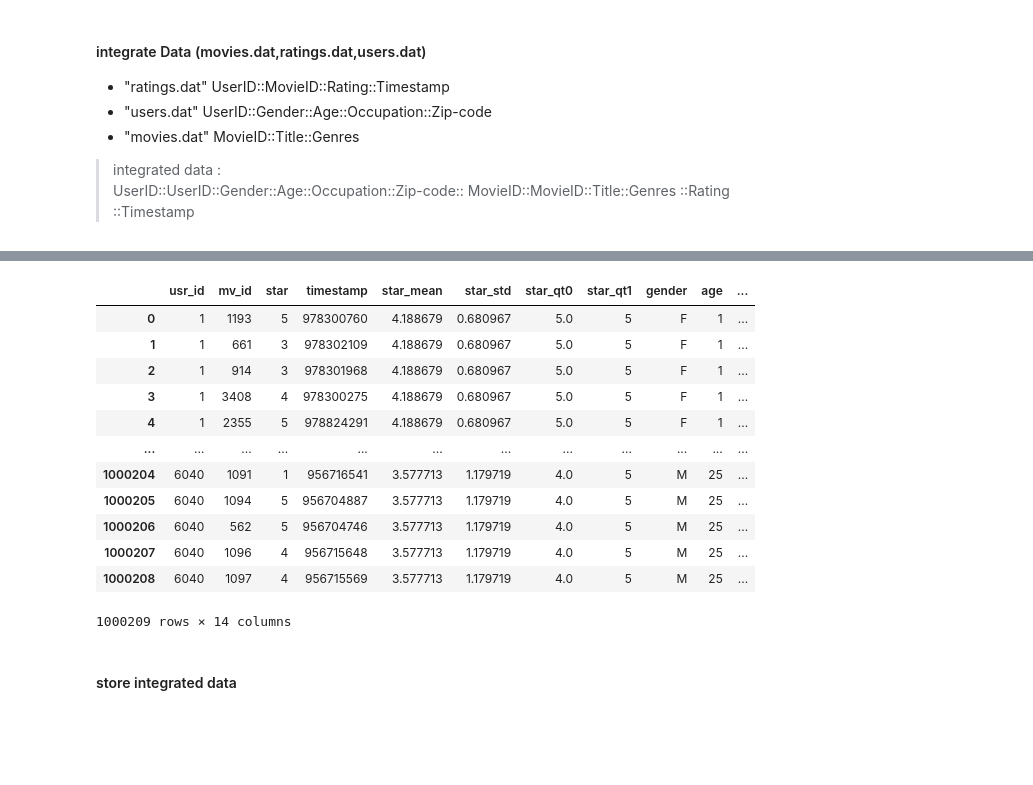
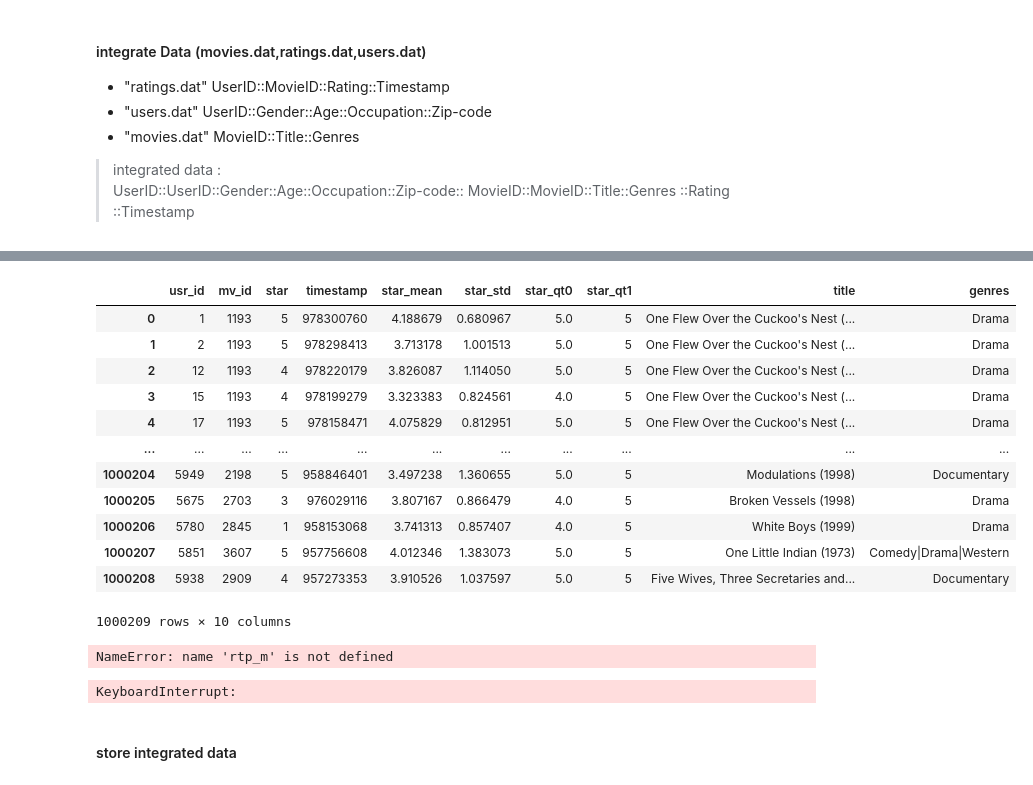
Before and after one commit to yg-renaissance/movie-rating-data, a Jupyter notebook: movie_rating.ipynb, the cells around one changed output, grey strips where cells are left out. Cells and saved outputs as stored; diff of their text form; code cells hidden in the pictures; blank space fills up the shorter version.

```diff
--- a/movie_rating.ipynb
+++ b/movie_rating.ipynb
@@ -120,0 +84,5 @@ mv
+# %%
+mv = mv.reset_index()
+usr = usr.reset_index()
+# %%
+mv = mv.rename(columns={'mov_id':'mv_id'})
@@ -121,3 +121,23 @@ mv
+# %%
+rtp_m = pd.merge(rtp,mv,how='inner',on='mv_id')
+# %% [output]
+|  | usr_id | mv_id | star | timestamp | star_mean | star_std | star_qt0 | star_qt1 | title | genres |
+| 0 | 1 | 1193 | 5 | 978300760 | 4.188679 | 0.680967 | 5.0 | 5 | One Flew Over the Cuckoo's Nest (... | Drama |
+| 1 | 2 | 1193 | 5 | 978298413 | 3.713178 | 1.001513 | 5.0 | 5 | One Flew Over the Cuckoo's Nest (... | Drama |
+| 2 | 12 | 1193 | 4 | 978220179 | 3.826087 | 1.114050 | 5.0 | 5 | One Flew Over the Cuckoo's Nest (... | Drama |
+| 3 | 15 | 1193 | 4 | 978199279 | 3.323383 | 0.824561 | 4.0 | 5 | One Flew Over the Cuckoo's Nest (... | Drama |
+| 4 | 17 | 1193 | 5 | 978158471 | 4.075829 | 0.812951 | 5.0 | 5 | One Flew Over the Cuckoo's Nest (... | Drama |
+| ... | ... | ... | ... | ... | ... | ... | ... | ... | ... | ... |
+| 1000204 | 5949 | 2198 | 5 | 958846401 | 3.497238 | 1.360655 | 5.0 | 5 | Modulations (1998) | Documentary |
+| 1000205 | 5675 | 2703 | 3 | 976029116 | 3.807167 | 0.866479 | 4.0 | 5 | Broken Vessels (1998) | Drama |
+| 1000206 | 5780 | 2845 | 1 | 958153068 | 3.741313 | 0.857407 | 4.0 | 5 | White Boys (1999) | Drama |
+| 1000207 | 5851 | 3607 | 5 | 957756608 | 4.012346 | 1.383073 | 5.0 | 5 | One Little Indian (1973) | Comedy|Drama|Western |
+| 1000208 | 5938 | 2909 | 4 | 957273353 | 3.910526 | 1.037597 | 5.0 | 5 | Five Wives, Three Secretaries and... | Documentary |
+1000209 rows × 10 columns
+# %%
+rtp_mu = pd.merge(rtp_m,usr,how='outer',on='usr_id')
+# %% [output]
+NameError: name 'rtp_m' is not defined
 # %%
 usr_info = rtp['usr_id'].transform([
                         lambda x : usr.loc[x]['gender'] ,
@@ -126,6 +146,8 @@ usr_info = rtp['usr_id'].transform([
                         lambda x : usr.loc[x]['zip-code']
                        ])
 usr_info.columns = ['gender','age','occupation','zip-code']
+# %% [output]
+KeyboardInterrupt:
 # %%
 mv_info = rtp['mv_id'].transform([
                         lambda x : mv.loc[x]['title'] ,
@@ -137,20 +159,6 @@ mv_info .columns = ['Title','Genres']
 df = pd.concat([rtp,usr_info,mv_info],axis=1)
 # %%
 df
-# %% [output]
-|  | usr_id | mv_id | star | timestamp | star_mean | star_std | star_qt0 | star_qt1 | gender | age | ... |
-| 0 | 1 | 1193 | 5 | 978300760 | 4.188679 | 0.680967 | 5.0 | 5 | F | 1 | ... |
-| 1 | 1 | 661 | 3 | 978302109 | 4.188679 | 0.680967 | 5.0 | 5 | F | 1 | ... |
-| 2 | 1 | 914 | 3 | 978301968 | 4.188679 | 0.680967 | 5.0 | 5 | F | 1 | ... |
-| 3 | 1 | 3408 | 4 | 978300275 | 4.188679 | 0.680967 | 5.0 | 5 | F | 1 | ... |
-| 4 | 1 | 2355 | 5 | 978824291 | 4.188679 | 0.680967 | 5.0 | 5 | F | 1 | ... |
-| ... | ... | ... | ... | ... | ... | ... | ... | ... | ... | ... | ... |
-| 1000204 | 6040 | 1091 | 1 | 956716541 | 3.577713 | 1.179719 | 4.0 | 5 | M | 25 | ... |
-| 1000205 | 6040 | 1094 | 5 | 956704887 | 3.577713 | 1.179719 | 4.0 | 5 | M | 25 | ... |
-| 1000206 | 6040 | 562 | 5 | 956704746 | 3.577713 | 1.179719 | 4.0 | 5 | M | 25 | ... |
-| 1000207 | 6040 | 1096 | 4 | 956715648 | 3.577713 | 1.179719 | 4.0 | 5 | M | 25 | ... |
-| 1000208 | 6040 | 1097 | 4 | 956715569 | 3.577713 | 1.179719 | 4.0 | 5 | M | 25 | ... |
-1000209 rows × 14 columns
 # %% [markdown]
 #### store integrated data
 # %%
```
Also changed, not shown: parts of 13 cells of this notebook.
